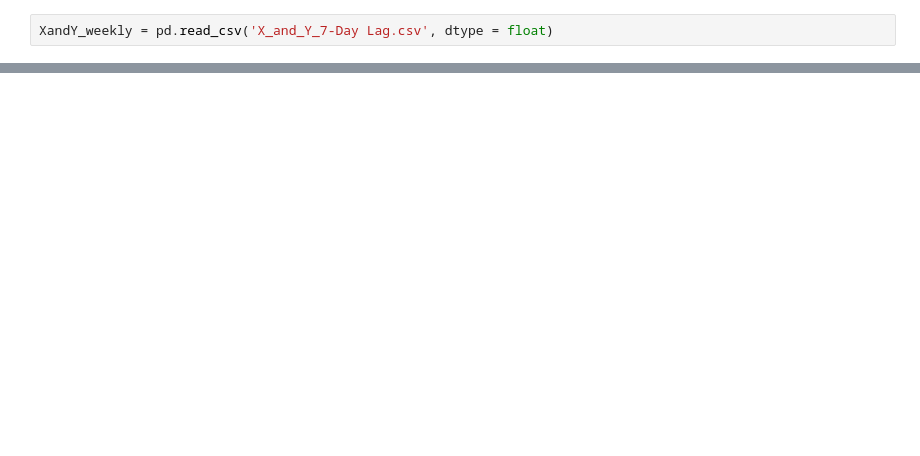
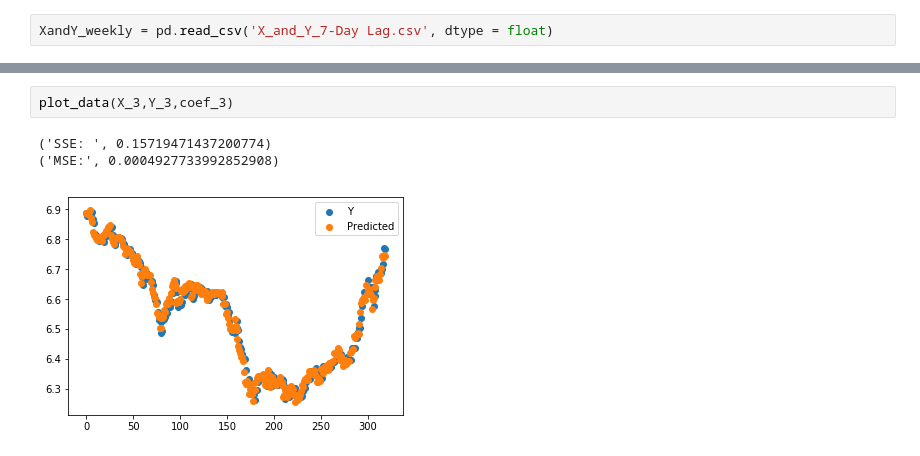
Before and after one commit to JamesSchallert/DowShangExch, a Jupyter notebook: finalproject-akeems-copy.ipynb, the cells around one changed output, grey strips where cells are left out. Cells and saved outputs as stored; diff of their text form; blank space fills up the shorter version.

```diff
--- a/finalproject-akeems-copy.ipynb
+++ b/finalproject-akeems-copy.ipynb
@@ -46,0 +72,6 @@ linRegress(XandY_weekly)
+# %%
+plot_data(X_3,Y_3,coef_3)
+# %% [output]
+('SSE: ', 0.15719471437200774)
+('MSE:', 0.0004927733992852908)
+[figure, added]
```
Also changed, not shown: parts of 16 cells of this notebook, 1 other file.
